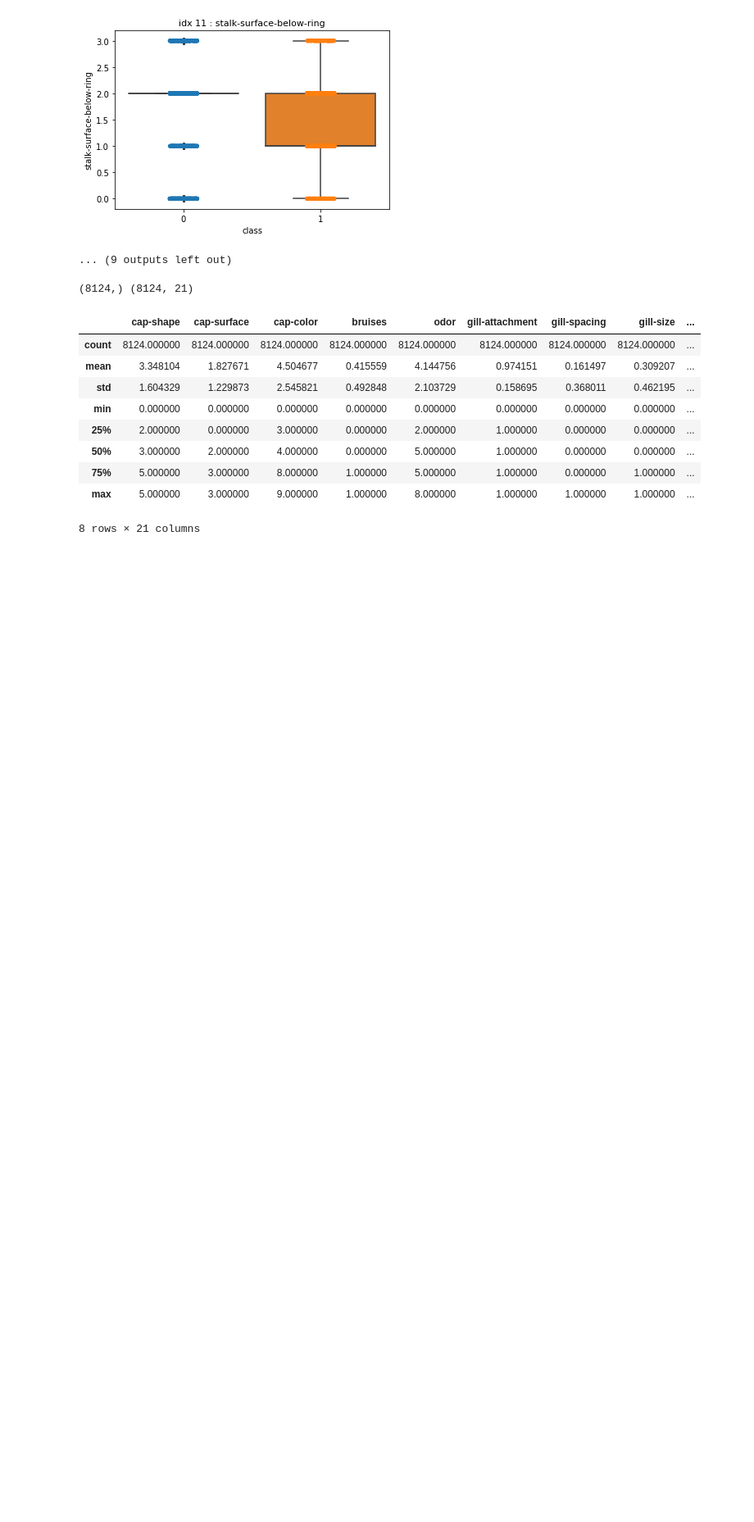
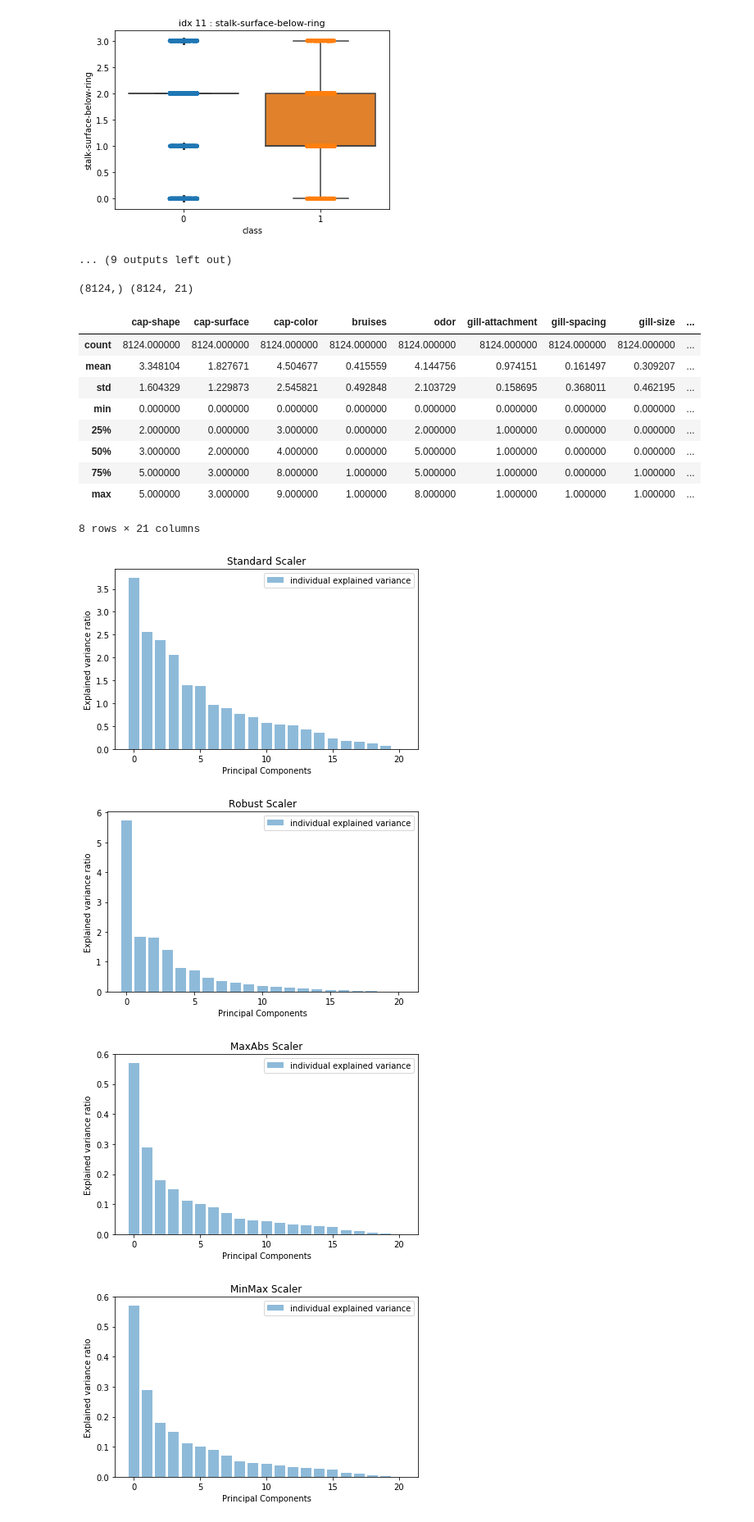
Before and after one commit to Data-Competition/Super-Mario, a Jupyter notebook: mushroom-report-v1.ipynb, the cells around one changed output. Shown: that part at 82% size. Cells and saved outputs as stored; diff of their text form; code cells hidden in the pictures; blank space fills up the shorter version.

```diff
--- a/mushroom-report-v1.ipynb
+++ b/mushroom-report-v1.ipynb
@@ -171,9 +171,7 @@ train_x.describe()
 | max | 5.000000 | 3.000000 | 9.000000 | 1.000000 | 8.000000 | 1.000000 | 1.000000 | 1.000000 | ... |
 8 rows × 21 columns
 # %%
-## TO-DO
-# ISSUE #5
-# Later, Tesing MinMaxScaler and MaxAbsScaler and RobustScaler and StandardScaler
+# Data Normalize
 
 from sklearn.preprocessing import StandardScaler, RobustScaler, MaxAbsScaler, MinMaxScaler
 
@@ -183,3 +181,5 @@ scalers = {"Standard": StandardScaler(), "Robust": RobustScaler(),
 x_scaled = []
 for _, v in scalers.items():
     x_scaled.append(v.fit_transform(train_x))
+
+x_scaled.append(train_x)  # not nomalized data
@@ -185,0 +191,20 @@ for _, v in scalers.items():
+# %%
+# 1. PCA
+for idx, x in enumerate(x_scaled):
+    pca = PCA()
+    pca.fit_transform(x)
+
+    plt.figure(figsize=(6, 4))
+    plt.bar(range(21), pca.explained_variance_, alpha=0.5,
+            align='center', label='individual explained variance')
+
+    plt.title('%s Scaler' % (list(scalers.keys())[idx] if not idx == 4 else "None"))
+    plt.ylabel('Explained variance ratio')
+    plt.xlabel('Principal Components')
+    plt.legend(loc='best')
+    plt.tight_layout()
+# %% [output]
+[figure, added]
+[figure, added]
+[figure, added]
+[figure, added]
```
Also changed, not shown: parts of 3 cells of this notebook.
